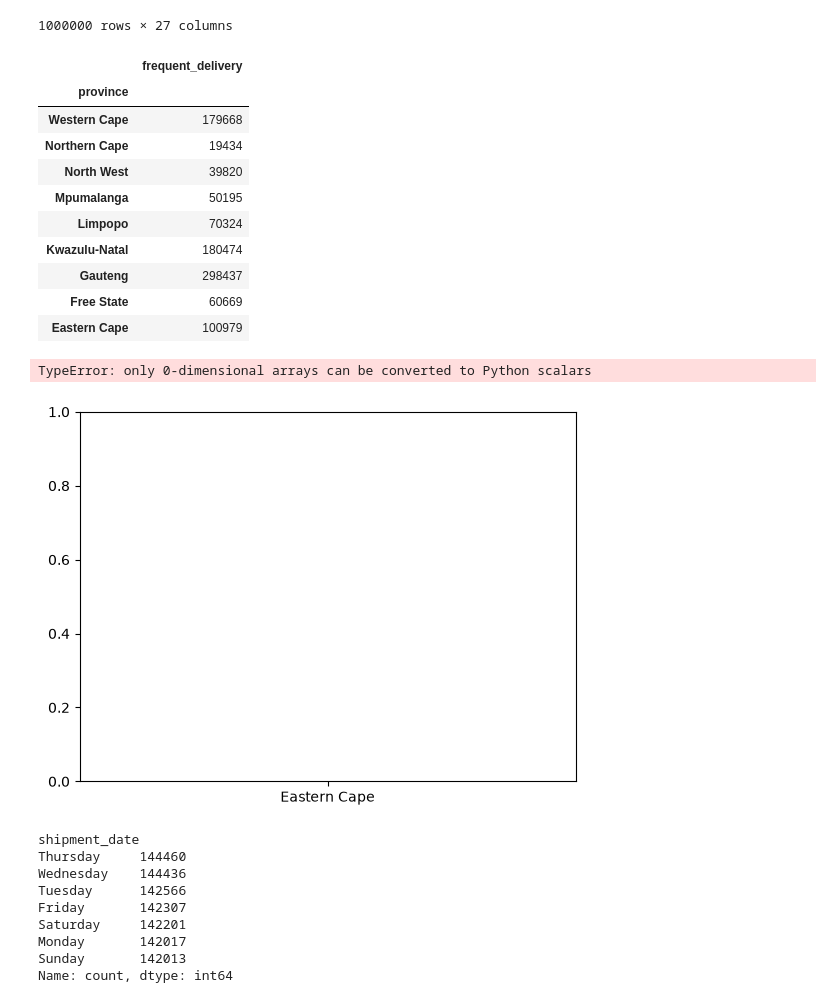
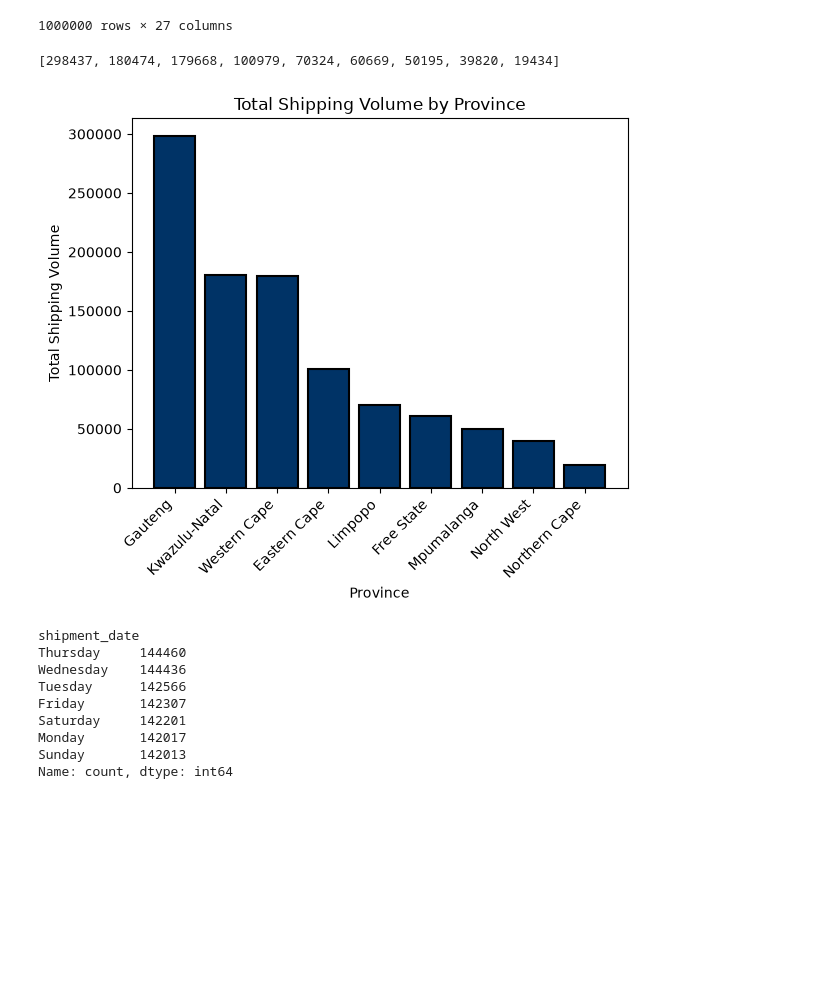
Before and after one commit to jilyanga2/Logistics-And-Delivery-Intelligence, a Jupyter notebook: feature-engineering.ipynb, the cells around one changed output. Saved outputs shown, nothing was run; the diff lists cells and outputs as text; code cells hidden in the pictures; blank space fills up the shorter version.

Commit message:
FIX: Shipment & Customer & Delivery Visulaisation are completed and displaying. I had to make changes to the code for certain questions. I have also check this off on Trello

```diff
--- a/feature-engineering.ipynb
+++ b/feature-engineering.ipynb
@@ -520,37 +532,25 @@ cust
 1000000 rows × 27 columns
 # %%
 #Which provinces generate the most shipping volume?
-province = cust.groupby("province").agg(frequent_delivery=("shipment_id","count")) ##Fix code. This code does not answer the question
-province.reset_index()
-province.sort_values(by = "province", ascending=False)
+province = cust.groupby("province").agg(total_shipments=("shipment_id","count")).reset_index()
+province = province.sort_values(by = "total_shipments", ascending=False)
-# %% [output]
-|  | frequent_delivery |
-| province |  |
-| Western Cape | 179668 |
-| Northern Cape | 19434 |
-| North West | 39820 |
-| Mpumalanga | 50195 |
-| Limpopo | 70324 |
-| Kwazulu-Natal | 180474 |
-| Gauteng | 298437 |
-| Free State | 60669 |
-| Eastern Cape | 100979 |
 # %%
 #Define variables for Question 2: Shipment Analytics
-o = list(province.index.values)[0:]
-p = list(province.values)[0:]
+o = list(province["province"])
+p = list(province["total_shipments"])
+# %% [output]
+[298437, 180474, 179668, 100979, 70324, 60669, 50195, 39820, 19434]
 # %%
 plt.bar(o, p, color="#003366", edgecolor= "black", linewidth=1.5) #The graph will not run because of the incorrect code above
 plt.title("Total Shipping Volume by Province")
 plt.xlabel("Province")
 plt.ylabel("Total Shipping Volume")
-# plt.xticks(rotation=45, ha="right")
+plt.xticks(rotation=45, ha="right")
 
 
 plt.show()
 # %% [output]
-TypeError: only 0-dimensional arrays can be converted to Python scalars
-[figure, old version]
+[figure, new version]
 # %%
 #What are the busiest shipping days?
 shipments_cleaned["shipment_date"] = pd.to_datetime(shipments_cleaned["shipment_date"])
```
Also changed, not shown: parts of 3 cells of this notebook.
